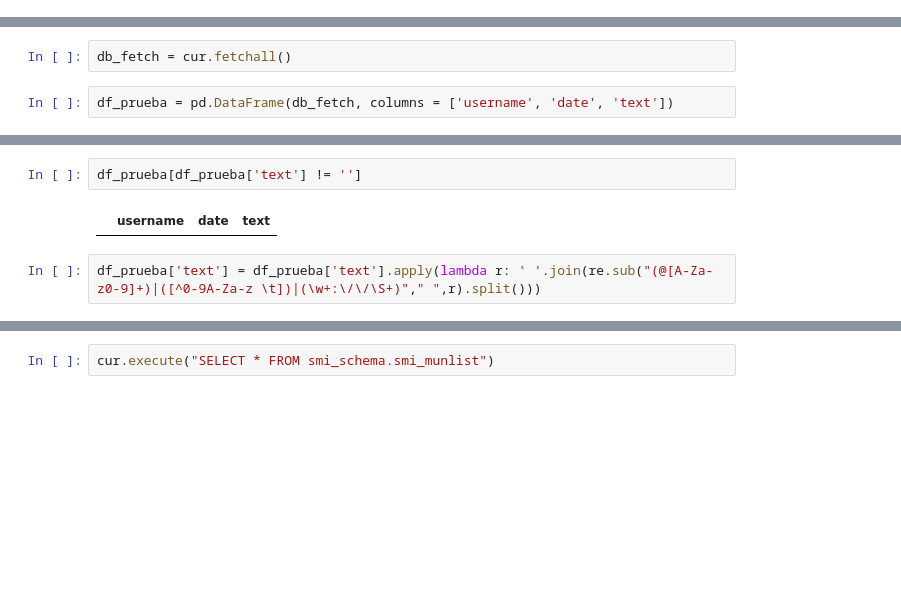
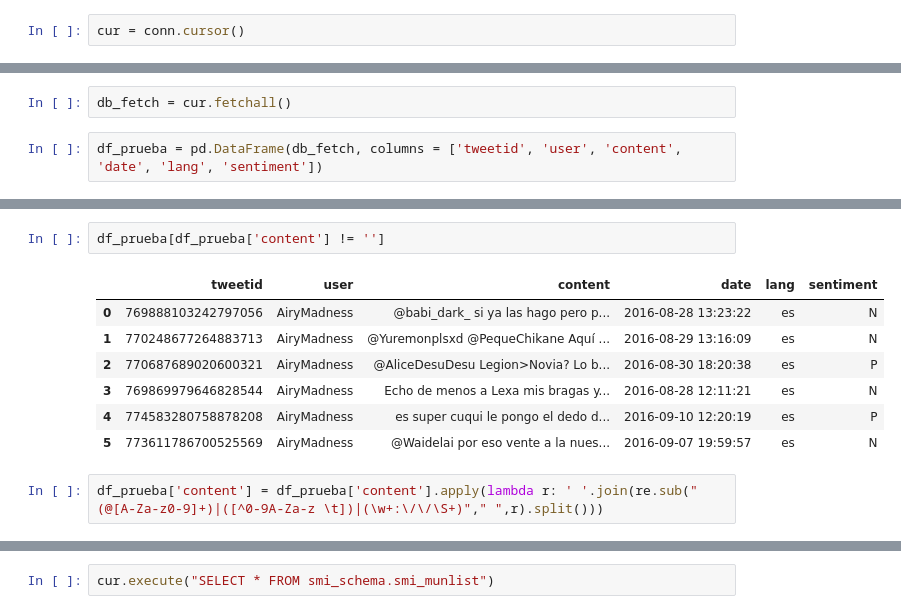
Before and after one commit to manugaco/cons_app, a Jupyter notebook: SMI_0_database/dev/create_fill_db.ipynb, the cells around one changed output, grey strips where cells are left out. Cells and saved outputs as stored; diff of their text form; blank space fills up the shorter version.

Commit message:
prod work, corpus text treat done

```diff
--- a/SMI_0_database/dev/create_fill_db.ipynb
+++ b/SMI_0_database/dev/create_fill_db.ipynb
@@ -697,4 +697,6 @@ importing DF_2015_10_21.json
 importing DF_2015_9_21.json
 importing DF_2015_1_21.json
 KeyboardInterrupt:
+# %%
+cur = conn.cursor()
 # %%
@@ -702,4 +704,4 @@ cur.execute("SELECT * FROM smi_schema.smi_tweets WHERE username = %s", ("AnaaJim
 # %%
 db_fetch = cur.fetchall()
 # %%
-df_prueba = pd.DataFrame(db_fetch, columns = ['username', 'date', 'text'])
+df_prueba = pd.DataFrame(db_fetch, columns = ['tweetid', 'user', 'content', 'date', 'lang', 'sentiment'])
@@ -706,9 +718,15 @@ df_prueba = pd.DataFrame(db_fetch, columns = ['username', 'date', 'text'])
 # %%
-df_prueba[df_prueba['text'] != '']
+df_prueba[df_prueba['content'] != '']
 # %% [output]
-|  | username | date | text |
+|  | tweetid | user | content | date | lang | sentiment |
+| 0 | 769888103242797056 | AiryMadness | @babi_dark_ si ya las hago pero p... | 2016-08-28 13:23:22 | es | N |
+| 1 | 770248677264883713 | AiryMadness | @Yuremonplsxd @PequeChikane Aquí ... | 2016-08-29 13:16:09 | es | N |
+| 2 | 770687689020600321 | AiryMadness | @AliceDesuDesu Legion>Novia? Lo b... | 2016-08-30 18:20:38 | es | P |
+| 3 | 769869979646828544 | AiryMadness | Echo de menos a Lexa mis bragas y... | 2016-08-28 12:11:21 | es | N |
+| 4 | 774583280758878208 | AiryMadness | es super cuqui le pongo el dedo d... | 2016-09-10 12:20:19 | es | P |
+| 5 | 773611786700525569 | AiryMadness | @Waidelai por eso vente a la nues... | 2016-09-07 19:59:57 | es | N |
 # %%
-df_prueba['text'] = df_prueba['text'].apply(lambda r: ' '.join(re.sub("(@[A-Za-z0-9]+)|([^0-9A-Za-z \t])|(\w+:\/\/\S+)"," ",r).split()))
+df_prueba['content'] = df_prueba['content'].apply(lambda r: ' '.join(re.sub("(@[A-Za-z0-9]+)|([^0-9A-Za-z \t])|(\w+:\/\/\S+)"," ",r).split()))
 # %%
 df_prueba
 # %% [output]
```
Also changed, not shown: parts of 3 cells of this notebook, 1 other file.
